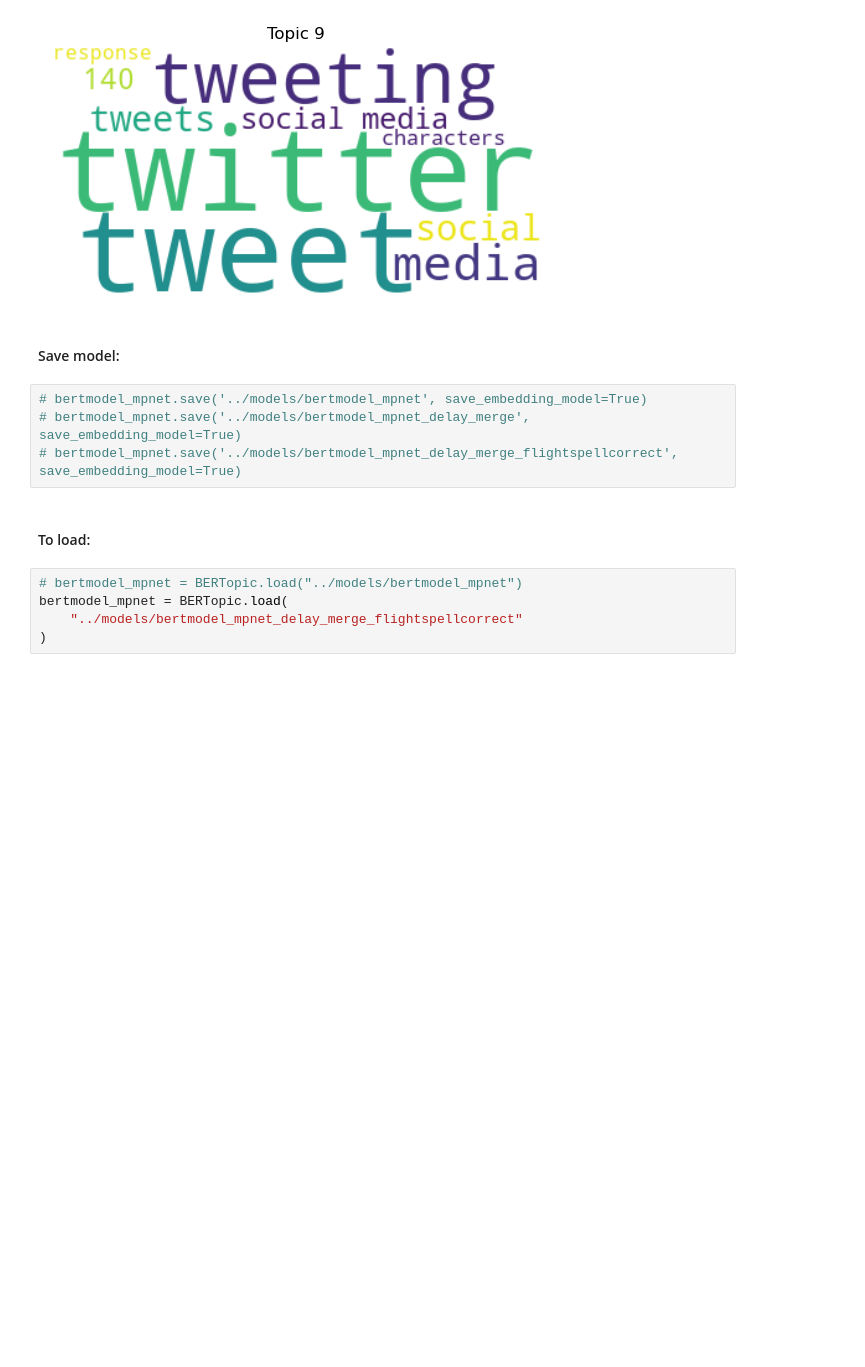
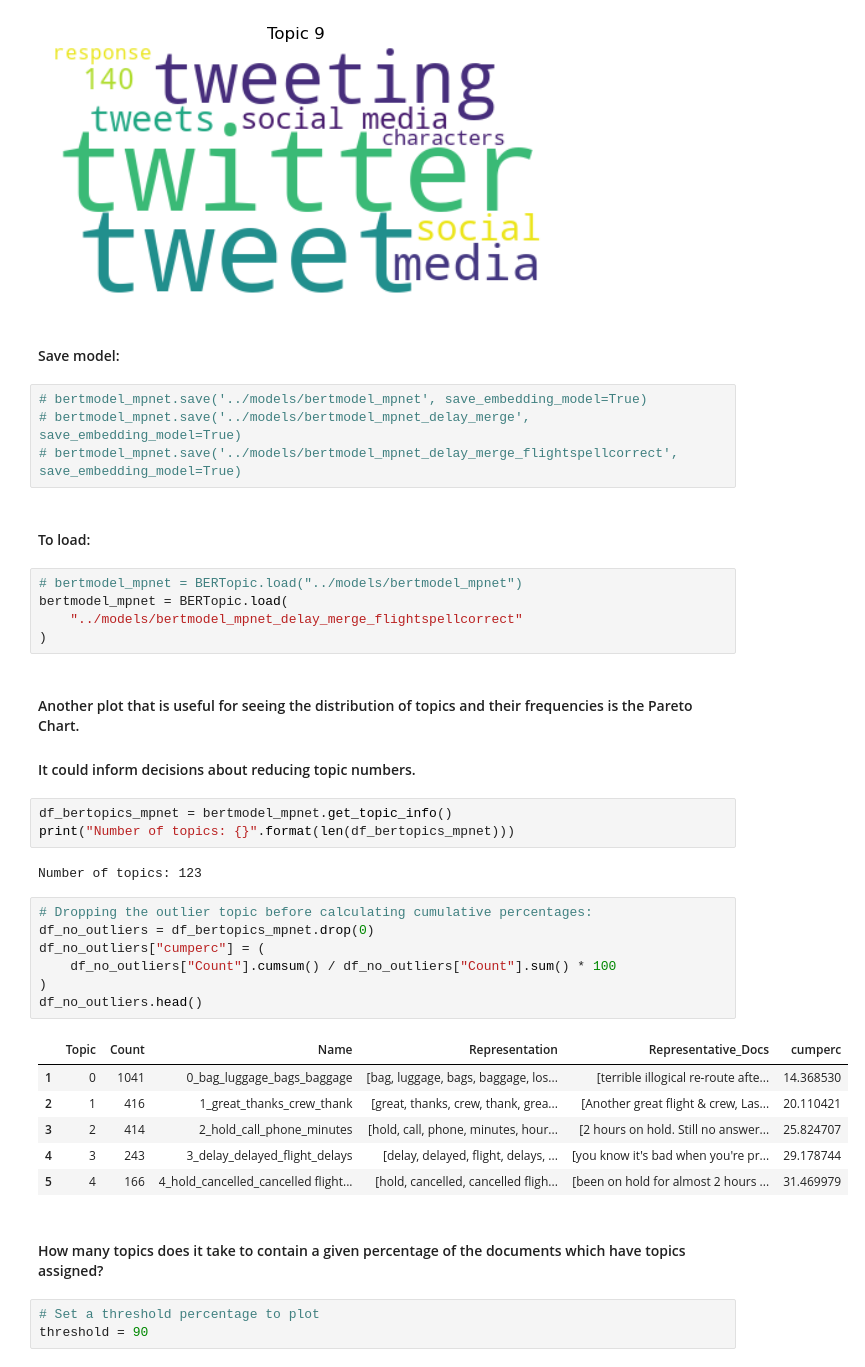
Before and after one commit to gs354/twitter_american_airlines, a Jupyter notebook: notebooks/BERTopic_mpnet.ipynb, the cells around one changed output. Drawn from its saved outputs; the diff is of its cells as text; blank space fills up the shorter version.

```diff
--- a/notebooks/BERTopic_mpnet.ipynb
+++ b/notebooks/BERTopic_mpnet.ipynb
@@ -477,3 +477,30 @@ for i in range(0, 10):
 bertmodel_mpnet = BERTopic.load(
     "../models/bertmodel_mpnet_delay_merge_flightspellcorrect"
 )
+# %% [markdown]
+#### Another plot that is useful for seeing the distribution of topics and their frequencies is the Pareto Chart.
+#### It could inform decisions about reducing topic numbers.
+# %%
+df_bertopics_mpnet = bertmodel_mpnet.get_topic_info()
+print("Number of topics: {}".format(len(df_bertopics_mpnet)))
+# %% [output]
+Number of topics: 123
+# %%
+# Dropping the outlier topic before calculating cumulative percentages:
+df_no_outliers = df_bertopics_mpnet.drop(0)
+df_no_outliers["cumperc"] = (
+    df_no_outliers["Count"].cumsum() / df_no_outliers["Count"].sum() * 100
+)
+df_no_outliers.head()
+# %% [output]
+|  | Topic | Count | Name | Representation | Representative_Docs | cumperc |
+| 1 | 0 | 1041 | 0_bag_luggage_bags_baggage | [bag, luggage, bags, baggage, los... | [terrible illogical re-route afte... | 14.368530 |
+| 2 | 1 | 416 | 1_great_thanks_crew_thank | [great, thanks, crew, thank, grea... | [Another great flight & crew, Las... | 20.110421 |
+| 3 | 2 | 414 | 2_hold_call_phone_minutes | [hold, call, phone, minutes, hour... | [2 hours on hold. Still no answer... | 25.824707 |
+| 4 | 3 | 243 | 3_delay_delayed_flight_delays | [delay, delayed, flight, delays, ... | [you know it's bad when you're pr... | 29.178744 |
+| 5 | 4 | 166 | 4_hold_cancelled_cancelled flight... | [hold, cancelled, cancelled fligh... | [been on hold for almost 2 hours ... | 31.469979 |
+# %% [markdown]
+#### How many topics does it take to contain a given percentage of the documents which have topics assigned?
+# %%
+# Set a threshold percentage to plot
+threshold = 90
```
Also changed, not shown: parts of 2 cells of this notebook.
